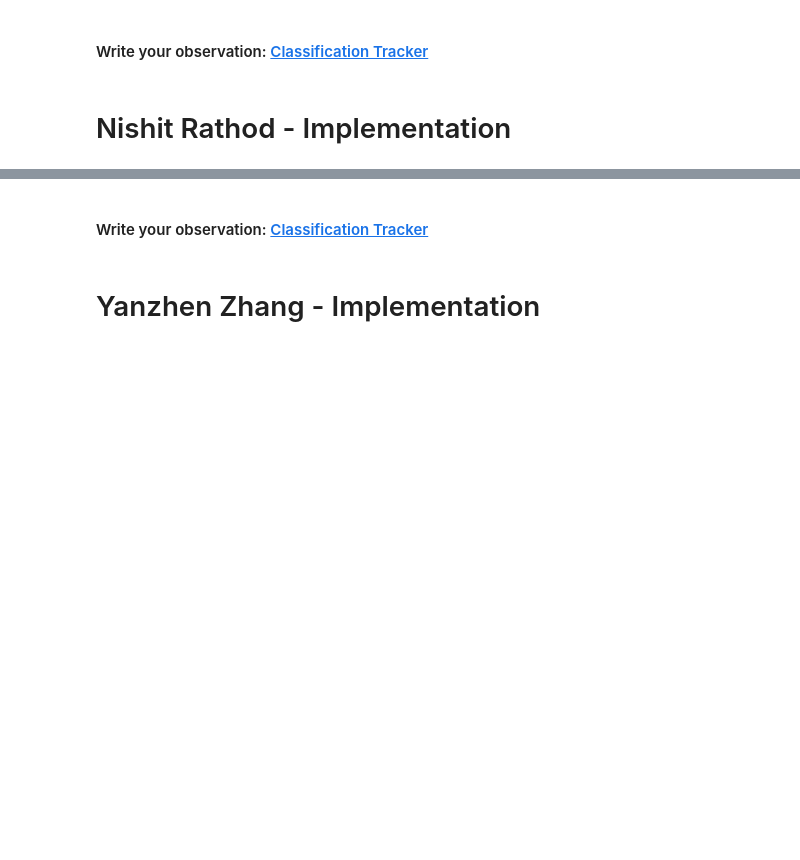
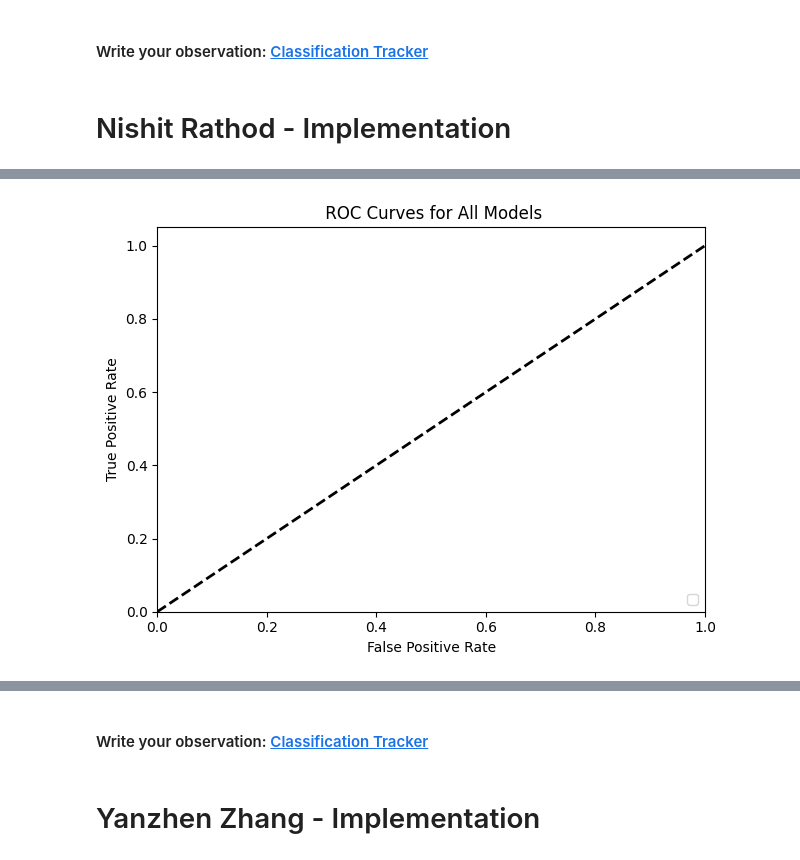
Before and after one commit to OneNishitRathod/Text-Description-Classification, a Jupyter notebook: Supervised Learning - Text Description.ipynb, the cells around one changed output, grey strips where cells are left out. Cells and saved outputs as stored; diff of their text form; code cells hidden in the pictures; blank space fills up the shorter version.

```diff
--- a/Supervised Learning - Text Description.ipynb
+++ b/Supervised Learning - Text Description.ipynb
@@ -65,0 +170,12 @@ df.head()
+# %%
+plt.plot([0, 1], [0, 1], "k--", lw=2)
+plt.xlim([0.0, 1.0])
+plt.ylim([0.0, 1.05])
+plt.title(" ROC Curves for All Models")
+plt.xlabel("False Positive Rate")
+plt.ylabel("True Positive Rate")
+plt.legend(loc="lower right")
+plt.tight_layout()
+plt.show()
+# %% [output]
+[figure, added]
```
Also changed, not shown: parts of 9 cells of this notebook.
